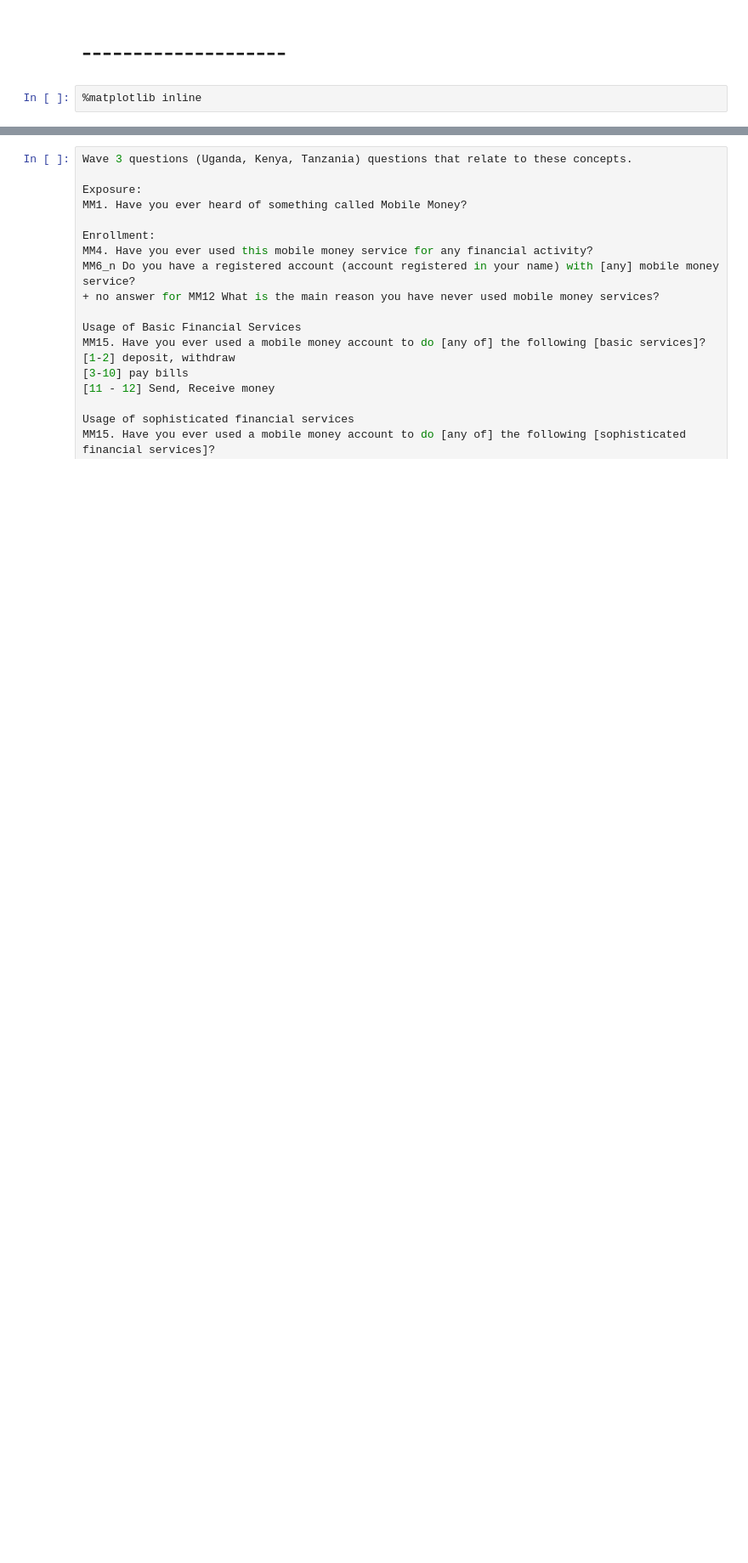
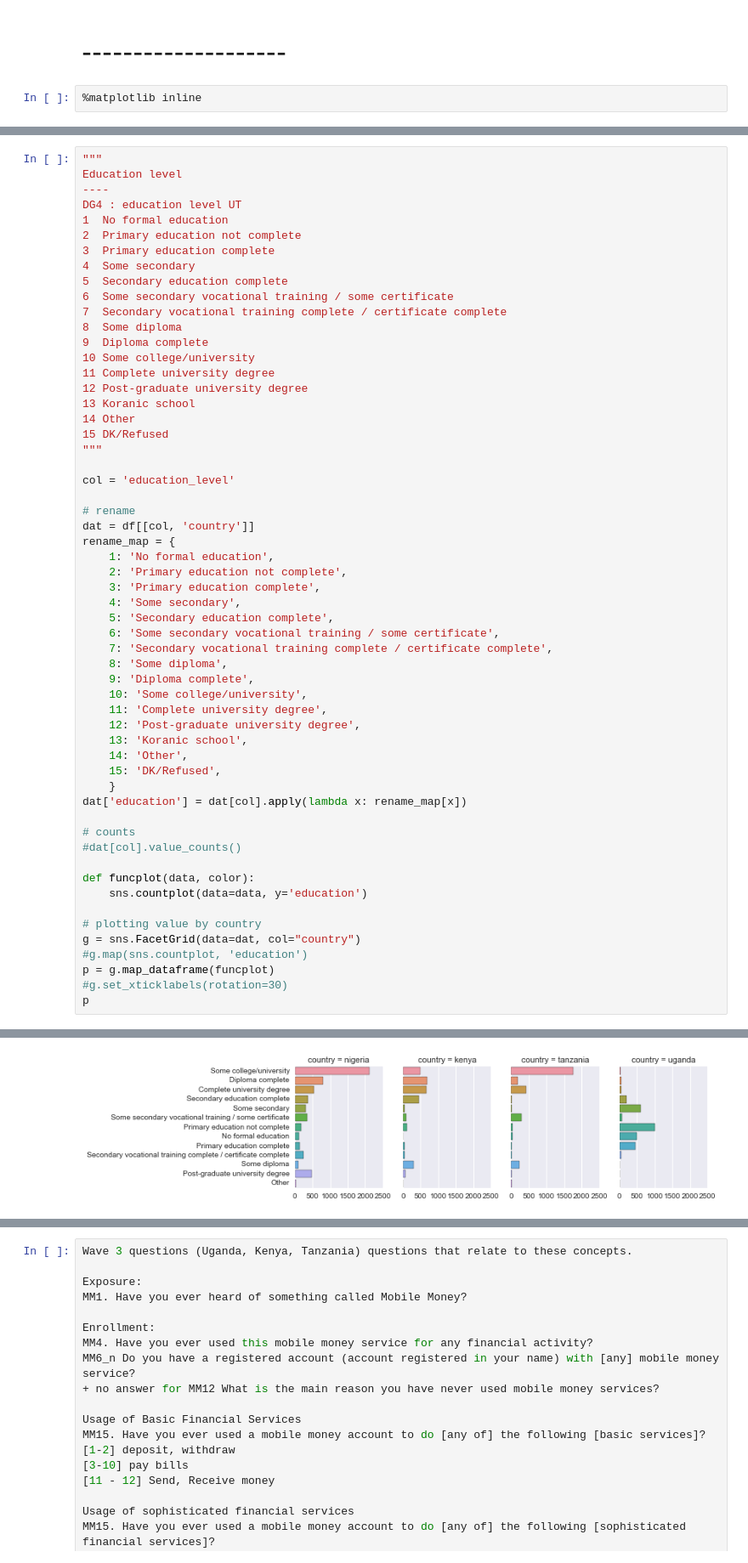
Before and after one commit to cturner500/DoPLER, a Jupyter notebook: funnel_analysis.ipynb, the cells around one changed output, grey strips where cells are left out. Shown: that part at 85% size. Cells and saved outputs as stored; diff of their text form; blank space fills up the shorter version.

```diff
--- a/funnel_analysis.ipynb
+++ b/funnel_analysis.ipynb
@@ -79,0 +178,58 @@ df = pd.DataFrame.from_csv(
+# %%
+"""
+Education level
+----
+DG4 : education level UT
+1  No formal education
+2  Primary education not complete
+3  Primary education complete
+4  Some secondary
+5  Secondary education complete
+6  Some secondary vocational training / some certificate
+7  Secondary vocational training complete / certificate complete
+8  Some diploma
+9  Diploma complete
+10 Some college/university
+11 Complete university degree
+12 Post-graduate university degree
+13 Koranic school
+14 Other
+15 DK/Refused
+"""
+
+col = 'education_level'
+
+# rename
+dat = df[[col, 'country']]
+rename_map = {
+    1: 'No formal education',
+    2: 'Primary education not complete',
+    3: 'Primary education complete',
+    4: 'Some secondary',
+    5: 'Secondary education complete',
+    6: 'Some secondary vocational training / some certificate',
+    7: 'Secondary vocational training complete / certificate complete',
+    8: 'Some diploma',
+    9: 'Diploma complete',
+    10: 'Some college/university',
+    11: 'Complete university degree',
+    12: 'Post-graduate university degree',
+    13: 'Koranic school',
+    14: 'Other',
+    15: 'DK/Refused',
+    }
+dat['education'] = dat[col].apply(lambda x: rename_map[x])
+
+# counts
+#dat[col].value_counts()
+
+def funcplot(data, color):
+    sns.countplot(data=data, y='education')
+
+# plotting value by country
+g = sns.FacetGrid(data=dat, col="country")
+#g.map(sns.countplot, 'education')
+p = g.map_dataframe(funcplot)
+#g.set_xticklabels(rotation=30)
+p
+# %% [output]
@@ -79,0 +241 @@ df = pd.DataFrame.from_csv(
+[figure, added]
```
Also changed, not shown: parts of 17 cells of this notebook.
